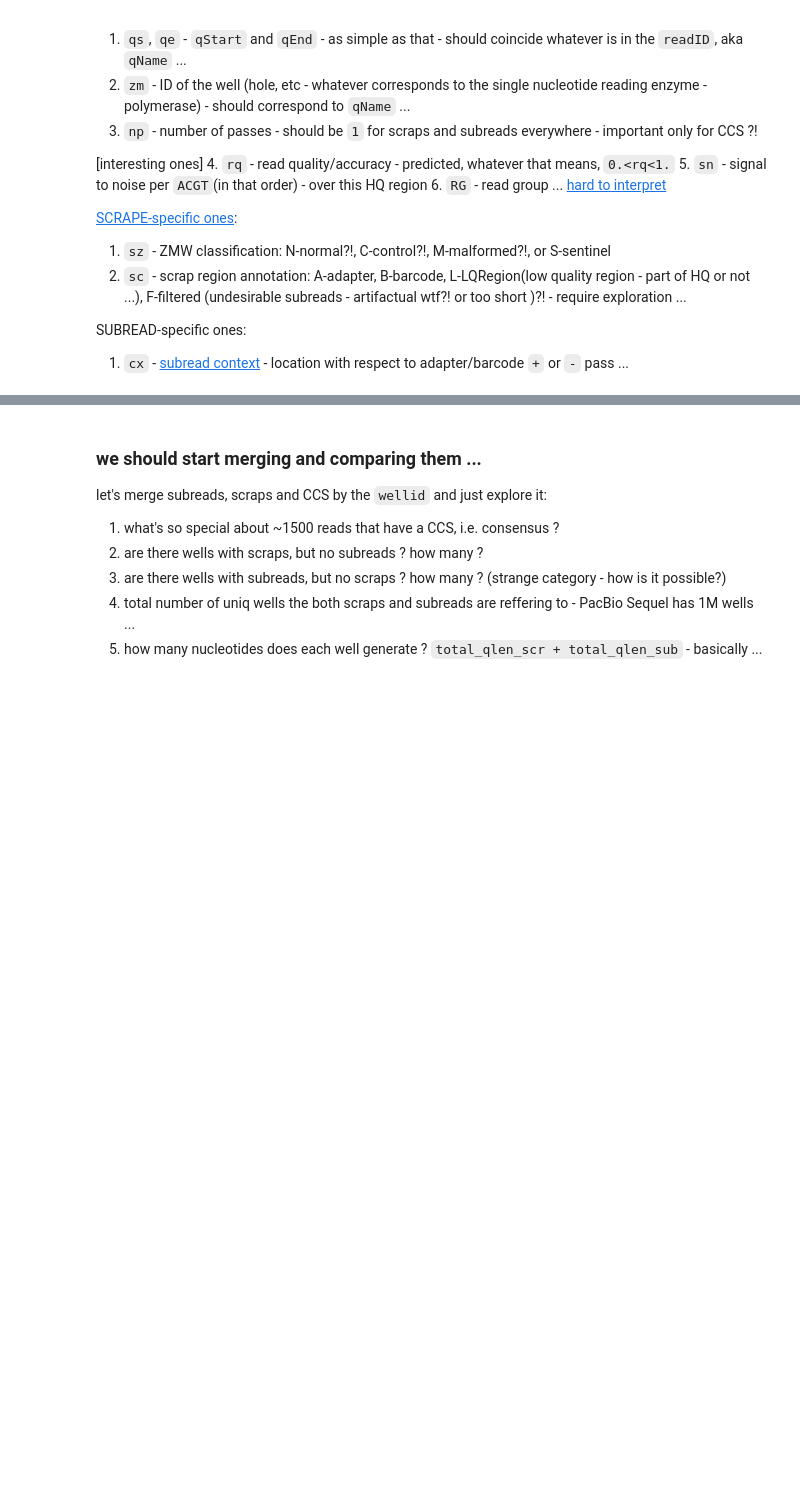
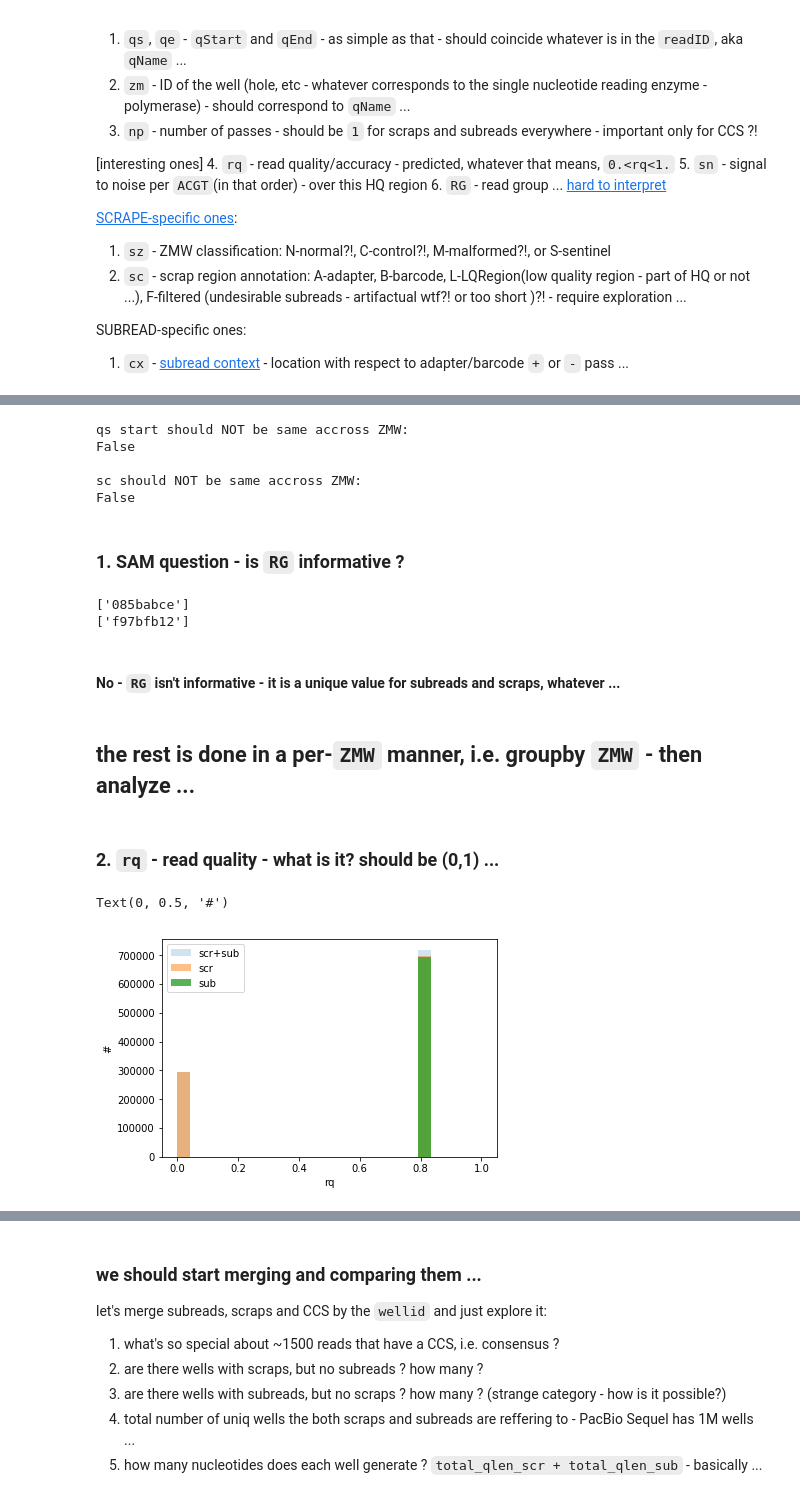
Before and after one commit to dekkerlab/experimental, a Jupyter notebook: notebooks/pb-explore.ipynb, the cells around one changed output, grey strips where cells are left out. Drawn from its saved outputs; the diff is of its cells as text; code cells hidden in the pictures; blank space fills up the shorter version.

```diff
--- a/notebooks/pb-explore.ipynb
+++ b/notebooks/pb-explore.ipynb
@@ -128,0 +190,5 @@ scrap_df = wellstats_raw(scraps)
+# %%
+sub_grp = subreads_sam_df.groupby('zm')
+# cx should NOT be the same accross ZMW ...
+print("cx should NOT be same accross ZMW:")
+print( (sub_grp['cx'].nunique()==1).all() )
@@ -128,0 +200,47 @@ scrap_df = wellstats_raw(scraps)
+# %%
+scr_grp = scrap_sam_df.groupby('zm')
+# qs should NOT be the same accross ZMW ...
+print("qs start should NOT be same accross ZMW:")
+print( (scr_grp['qs'].nunique()==1).all() )
+
+print()
+
+# sc should NOT be the same accross ZMW ...
+print("sc should NOT be same accross ZMW:")
+print( (scr_grp['sc'].nunique()==1).all() )
+# %% [output]
+qs start should NOT be same accross ZMW:
+False
+
+sc should NOT be same accross ZMW:
+False
+# %% [markdown]
+### 1. SAM question - is `RG` informative ?
+# %%
+print(subreads_sam_df['RG'].unique())
+print(scrap_sam_df['RG'].unique())
+# %% [output]
+['085babce']
+['f97bfb12']
+# %% [markdown]
+#### No  - `RG` isn't informative - it is a unique value for subreads and scraps, whatever ...
+# %% [markdown]
+## the rest is done in a per-`ZMW` manner, i.e. groupby `ZMW` - then analyze ...
+# %% [markdown]
+### 2. `rq` - read quality - what is it? should be (0,1) ...
+# %%
+bins = np.linspace(0,1,25)
+
+scr_sub_grp['rq'].first().hist(bins=bins,label="scr+sub",alpha=0.2,log=False)
+scr_grp['rq'].first().hist(bins=bins,label="scr",alpha=0.5,log=False)
+sub_grp['rq'].first().hist(bins=bins,label="sub",alpha=0.8,log=False)
+ax = plt.gca()
+ax.legend(loc='best')
+ax.grid(False)
+ax.set_xlabel('rq')
+ax.set_ylabel('#')
+# plt.legend()
+# plt.grid(False)
+# %% [output]
+Text(0, 0.5, '#')
+[figure, added]
```
Also changed, not shown: parts of 42 cells of this notebook.
